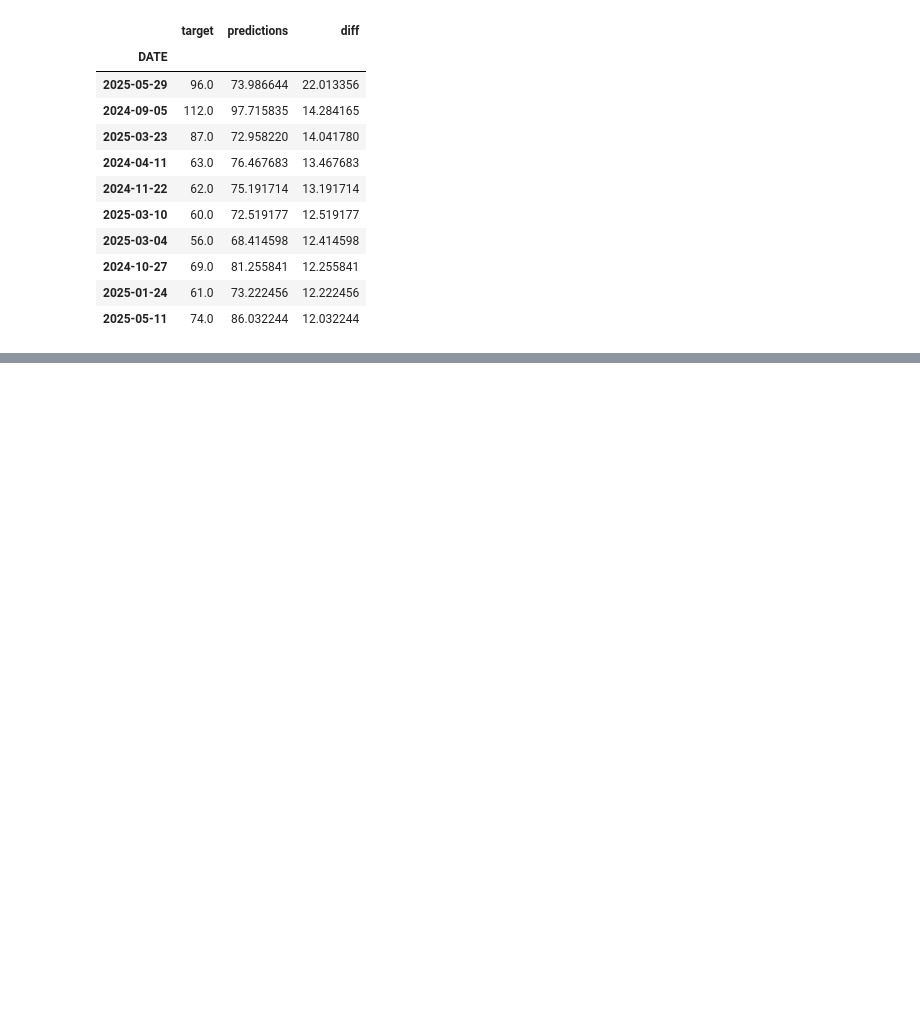
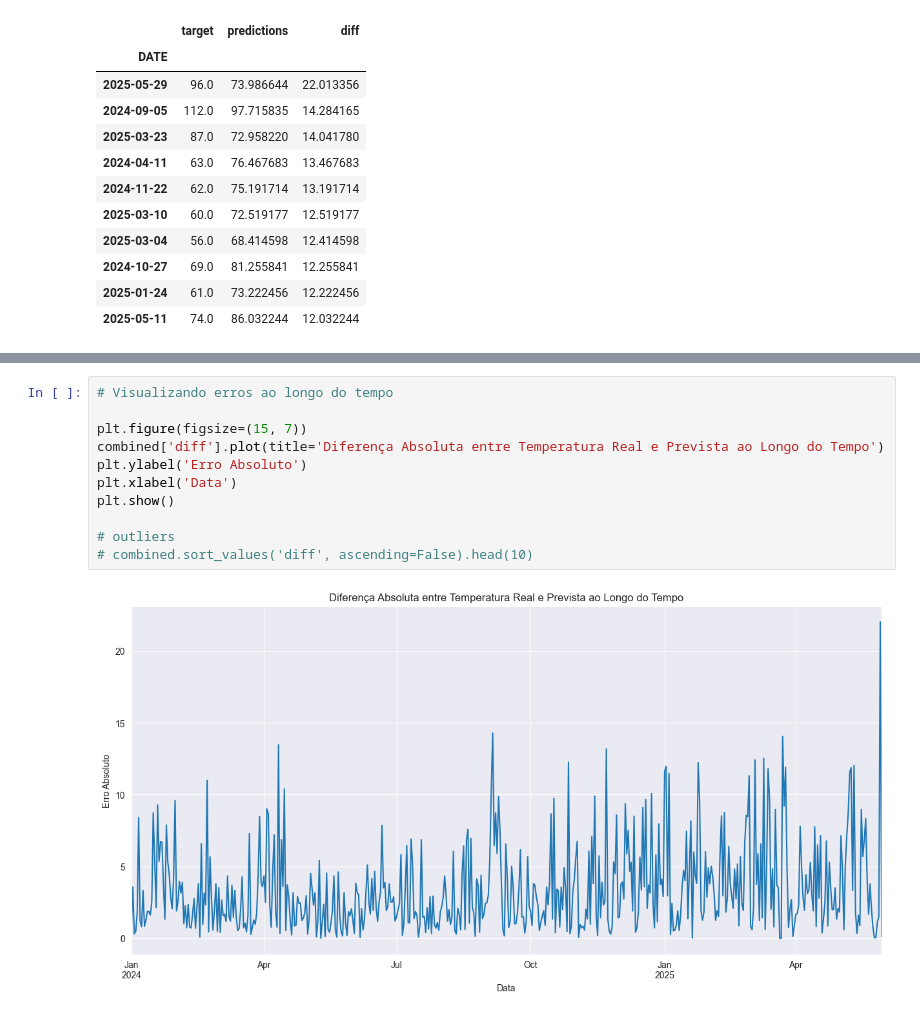
Before and after one commit to Haell39/ClimaPredict_AI, a Jupyter notebook: weather.ipynb, the cells around one changed output, grey strips where cells are left out. Drawn from its saved outputs; the diff is of its cells as text; blank space fills up the shorter version.

```diff
--- a/weather.ipynb
+++ b/weather.ipynb
@@ -541,0 +577,13 @@ combined.sort_values('diff', ascending=False).head(10)
+# %%
+# Visualizando erros ao longo do tempo
+
+plt.figure(figsize=(15, 7))
+combined['diff'].plot(title='Diferença Absoluta entre Temperatura Real e Prevista ao Longo do Tempo')
+plt.ylabel('Erro Absoluto')
+plt.xlabel('Data')
+plt.show()
+
+# outliers
+# combined.sort_values('diff', ascending=False).head(10)
+# %% [output]
+[figure, added]
```
Also changed, not shown: parts of 5 cells of this notebook.
